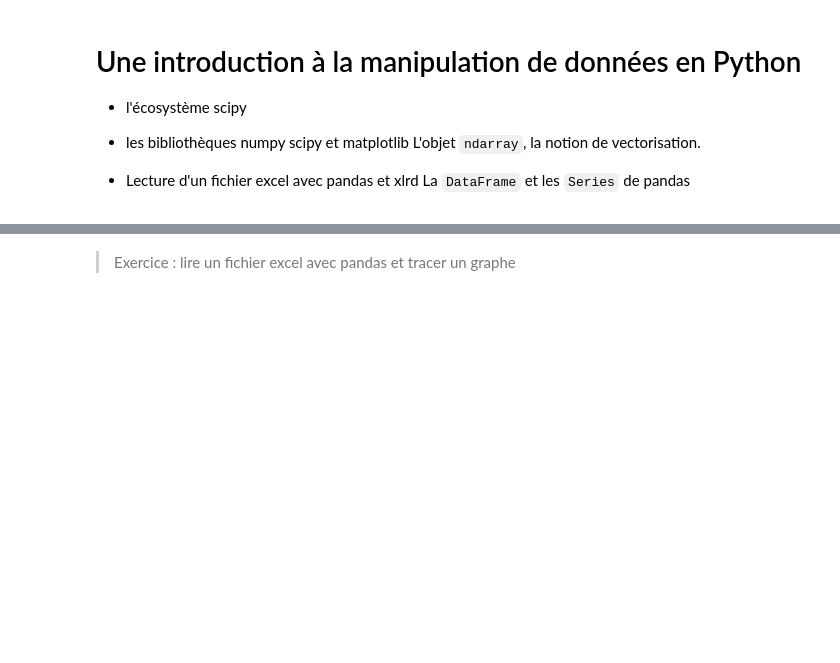
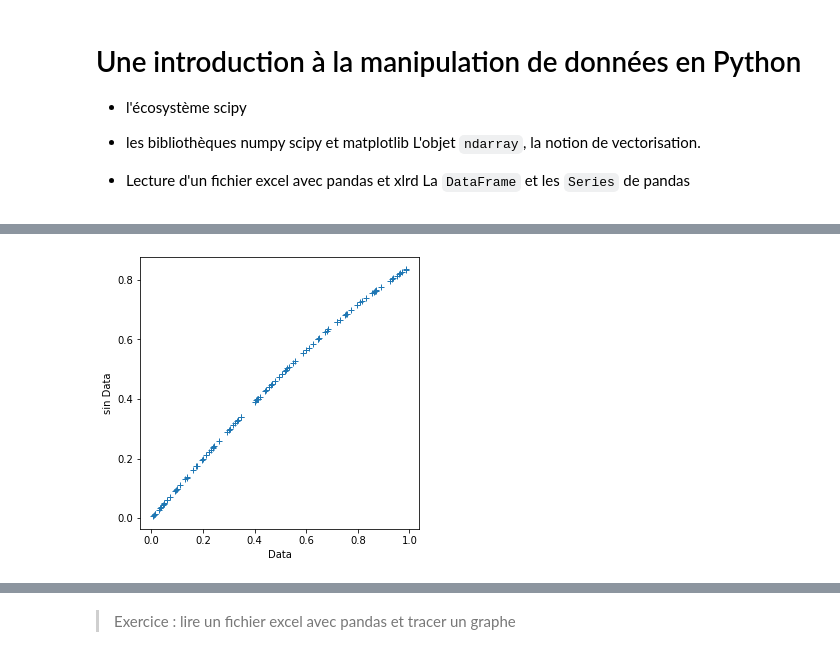
Before and after one commit to glyg/learn_python, a Jupyter notebook: 04-Analyse-de-données.ipynb, the cells around one changed output, grey strips where cells are left out. Drawn from its saved outputs; the diff is of its cells as text; code cells hidden in the pictures; blank space fills up the shorter version.

```diff
--- a/04-Analyse-de-données.ipynb
+++ b/04-Analyse-de-données.ipynb
@@ -72,0 +185,13 @@ import matplotlib.pyplot as plt
+# %%
+data = np.random.random((100))
+# %%
+fig, ax = plt.subplots()
+
+ax.plot(data, np.sin(data), '+')
+ax.set_xlabel('Data')
+ax.set_ylabel('sin Data')
+
+fig.set_size_inches(5, 5)
+fig.savefig('graph.png', dpi=300)
+# %% [output]
+[figure, added]
```
Also changed, not shown: parts of 70 cells of this notebook, 9 other files.
